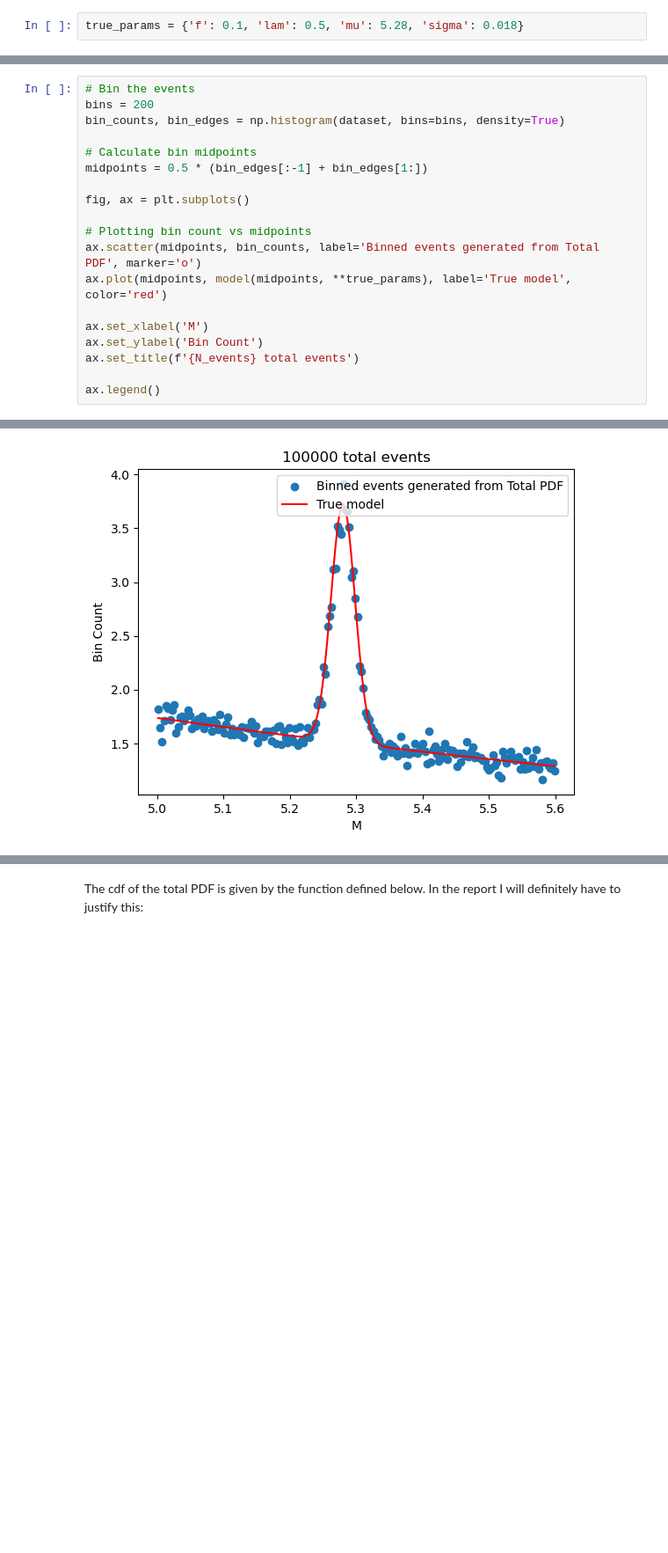
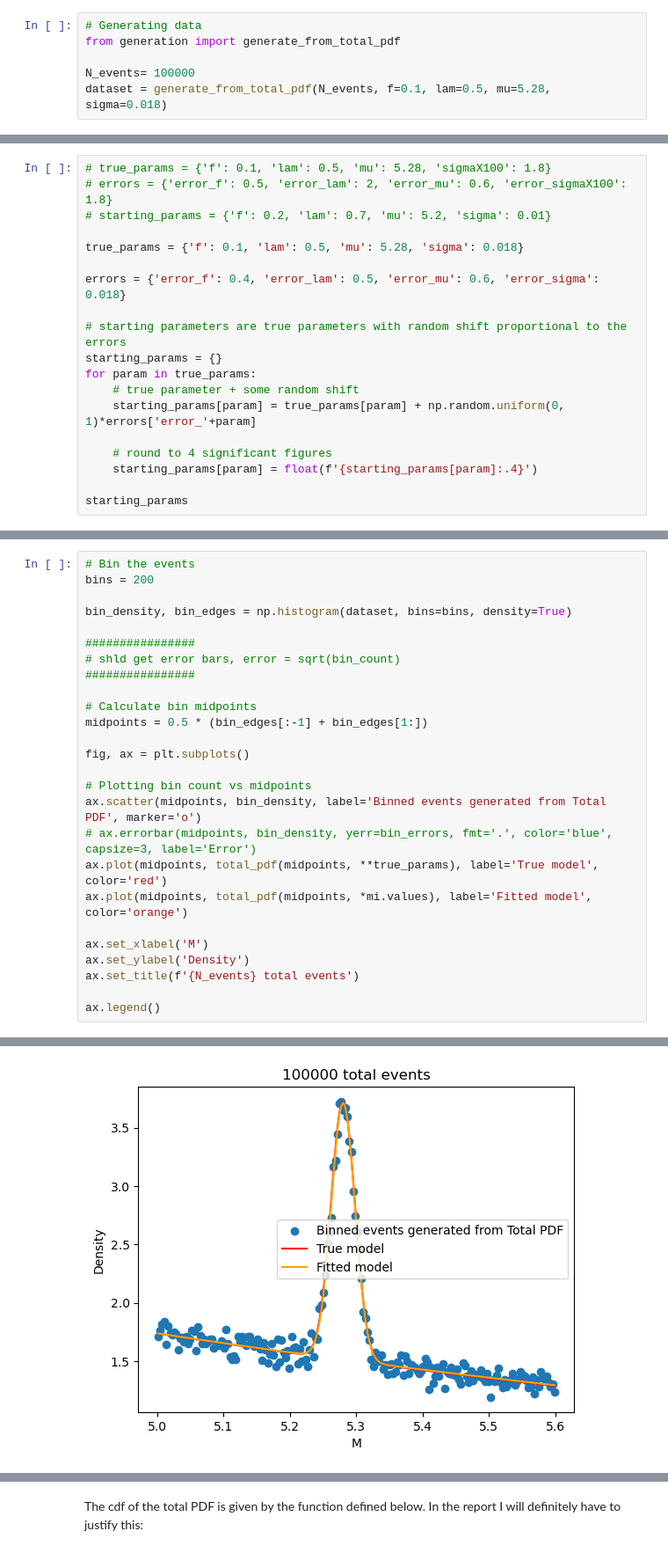
Before and after one commit to knottwill/SignalDiscovery, a Jupyter notebook: src/part_e_experimentation.ipynb, the cells around one changed output, grey strips where cells are left out. Shown at 88% size. Saved outputs shown, nothing was run; the diff lists cells and outputs as text; blank space fills up the shorter version.

```diff
--- a/src/part_e_experimentation.ipynb
+++ b/src/part_e_experimentation.ipynb
@@ -5,2 +12,6 @@ I shld maybe change `pdfs.py` to `distributions.py`, and include functions:
 # %%
-true_params = {'f': 0.1, 'lam': 0.5, 'mu': 5.28, 'sigma': 0.018}
+# Generating data
+from generation import generate_from_total_pdf
+
+N_events= 100000
+dataset = generate_from_total_pdf(N_events, f=0.1, lam=0.5, mu=5.28, sigma=0.018)
@@ -28,0 +28,19 @@ from distributions import total_model as model
+# %%
+# true_params = {'f': 0.1, 'lam': 0.5, 'mu': 5.28, 'sigmaX100': 1.8}
+# errors = {'error_f': 0.5, 'error_lam': 2, 'error_mu': 0.6, 'error_sigmaX100': 1.8}
+# starting_params = {'f': 0.2, 'lam': 0.7, 'mu': 5.2, 'sigma': 0.01}
+
+true_params = {'f': 0.1, 'lam': 0.5, 'mu': 5.28, 'sigma': 0.018}
+
+errors = {'error_f': 0.4, 'error_lam': 0.5, 'error_mu': 0.6, 'error_sigma': 0.018}
+
+# starting parameters are true parameters with random shift proportional to the errors
+starting_params = {}
+for param in true_params:
+    # true parameter + some random shift
+    starting_params[param] = true_params[param] + np.random.uniform(0, 1)*errors['error_'+param]
+
+    # round to 4 significant figures
+    starting_params[param] = float(f'{starting_params[param]:.4}')
+
+starting_params
@@ -29,22 +118,29 @@ from distributions import total_model as model
 # %%
 # Bin the events
 bins = 200
-bin_counts, bin_edges = np.histogram(dataset, bins=bins, density=True)
+
+bin_density, bin_edges = np.histogram(dataset, bins=bins, density=True)
+
+################
+# shld get error bars, error = sqrt(bin_count)
+################
 
 # Calculate bin midpoints
 midpoints = 0.5 * (bin_edges[:-1] + bin_edges[1:])
 
 fig, ax = plt.subplots()
 
 # Plotting bin count vs midpoints
-ax.scatter(midpoints, bin_counts, label='Binned events generated from Total PDF', marker='o')
-ax.plot(midpoints, model(midpoints, **true_params), label='True model', color='red')
+ax.scatter(midpoints, bin_density, label='Binned events generated from Total PDF', marker='o')
+# ax.errorbar(midpoints, bin_density, yerr=bin_errors, fmt='.', color='blue', capsize=3, label='Error')
+ax.plot(midpoints, total_pdf(midpoints, **true_params), label='True model', color='red')
+ax.plot(midpoints, total_pdf(midpoints, *mi.values), label='Fitted model', color='orange')
 
 ax.set_xlabel('M')
-ax.set_ylabel('Bin Count')
+ax.set_ylabel('Density')
 ax.set_title(f'{N_events} total events')
 
 ax.legend()
 # %% [output]
 <matplotlib.legend.Legend at 0x...>
-[figure, old version]
+[figure, new version]
```
Also changed, not shown: parts of 16 cells of this notebook, 3 other files.
